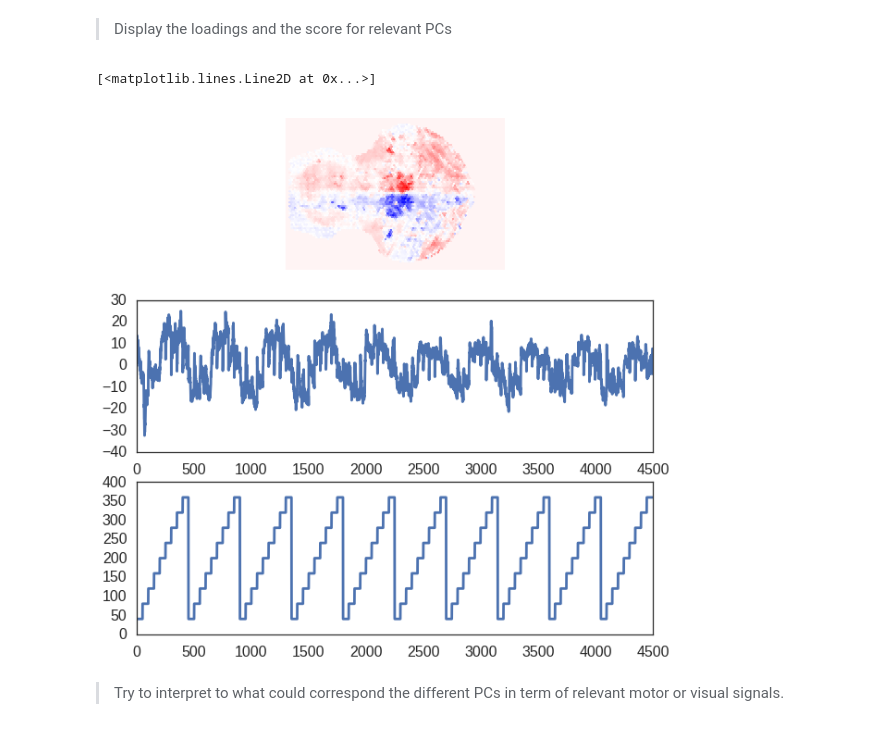
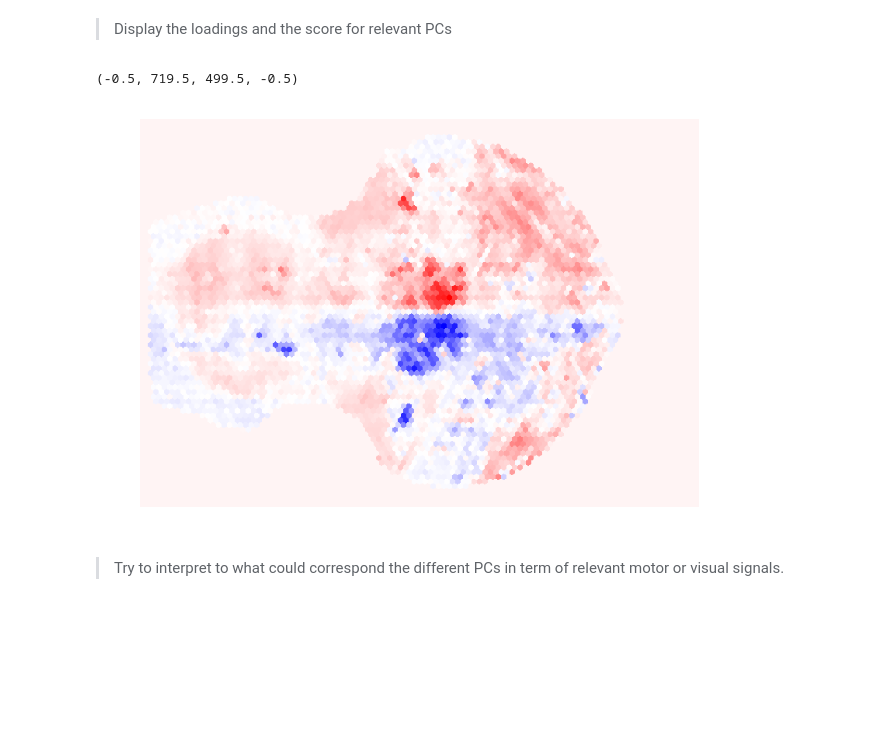
Before and after one commit to ajouary/Large-scale-analysis-of-neuronal-activity, a Jupyter notebook: Analyzing large neuronal Datasets.ipynb, the cells around one changed output. Drawn from its saved outputs; the diff is of its cells as text; code cells hidden in the pictures; blank space fills up the shorter version.

```diff
--- a/Analyzing large neuronal Datasets.ipynb
+++ b/Analyzing large neuronal Datasets.ipynb
@@ -339,25 +339,18 @@ print(loadings.shape)
 # %%
 n=3
 plt.figure(figsize=(10,10));
 rows, cols = ImgBrain.shape
 color_mask = np.zeros((rows, cols))
 for i in range(0,loadings.shape[1]):
     id=PixelNeuron[i]
     rowsN,colsN=np.unravel_index(id, (rows,cols), order='F')
     color_mask[rowsN,colsN]=loadings[n,i]
 # Use different colormap Blues hot
-plt.subplot(3,1,1)
 plt.imshow(color_mask,cmap=mpl.cm.bwr)
 plt.axis('off')
-
-plt.subplot(3,1,2)
-plt.plot(X[:,n])
-
-plt.subplot(3,1,3)
-plt.plot(Stim[Id])
 # %% [output]
-[<matplotlib.lines.Line2D at 0x...>]
+(-0.5, 719.5, 499.5, -0.5)
-[figure, old version]
+[figure, new version]
 # %% [markdown]
 > Try to interpret to what could correspond the different PCs in term of relevant motor or visual signals.
 # %% [markdown]
```
Also changed, not shown: parts of 5 cells of this notebook.
